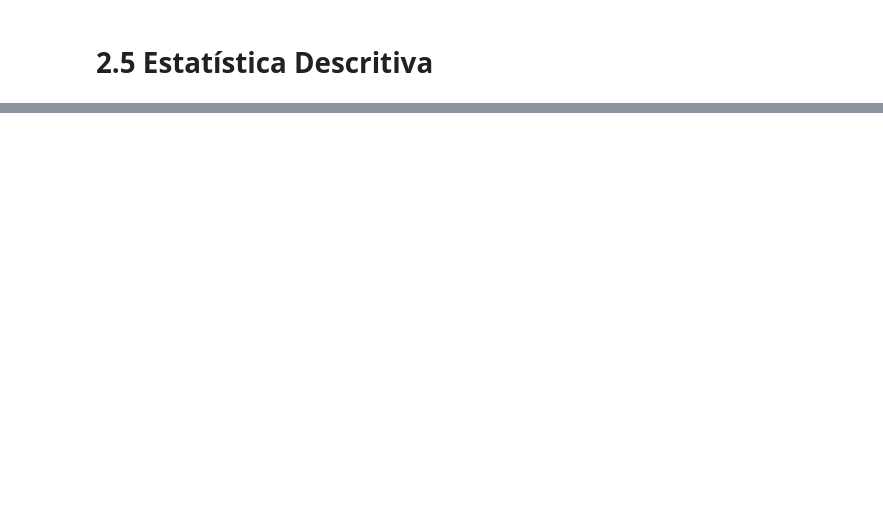
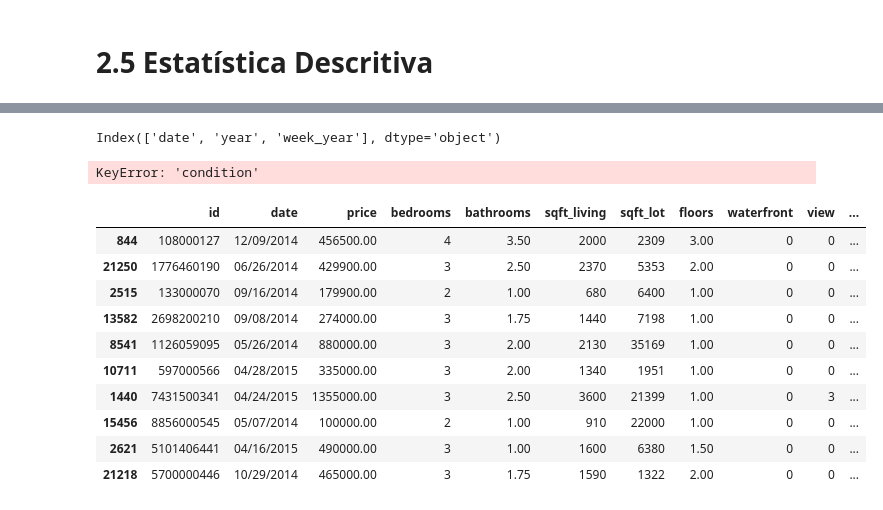
Before and after one commit to ThalisRuan/python_do_DS_ao_DEV-, a Jupyter notebook: notebook/Resolucao_Exercicio_05.ipynb, the cells around one changed output, grey strips where cells are left out. Drawn from its saved outputs; the diff is of its cells as text; code cells hidden in the pictures; blank space fills up the shorter version.

```diff
--- a/notebook/Resolucao_Exercicio_05.ipynb
+++ b/notebook/Resolucao_Exercicio_05.ipynb
@@ -210,0 +149,28 @@ num_metricas(num_atributos)
+# %%
+cat_atributos.columns
+# %% [output]
+Index(['date', 'year', 'week_year'], dtype='object')
+# %%
+# Condition house filters
+
+df['condition_type'] = 'NA'
+df['condition_type'] = df['condition'].apply(lambda x : 'bad' if x <= 2 else
+                                             'regular' if (x >=3) & (x <=4) else
+                                             'good'
+)
+# %% [output]
+KeyError: 'condition'
+# %%
+df.sample(10)
+# %% [output]
+|  | id | date | price | bedrooms | bathrooms | sqft_living | sqft_lot | floors | waterfront | view | ... |
+| 844 | 108000127 | 12/09/2014 | 456500.00 | 4 | 3.50 | 2000 | 2309 | 3.00 | 0 | 0 | ... |
+| 21250 | 1776460190 | 06/26/2014 | 429900.00 | 3 | 2.50 | 2370 | 5353 | 2.00 | 0 | 0 | ... |
+| 2515 | 133000070 | 09/16/2014 | 179900.00 | 2 | 1.00 | 680 | 6400 | 1.00 | 0 | 0 | ... |
+| 13582 | 2698200210 | 09/08/2014 | 274000.00 | 3 | 1.75 | 1440 | 7198 | 1.00 | 0 | 0 | ... |
+| 8541 | 1126059095 | 05/26/2014 | 880000.00 | 3 | 2.00 | 2130 | 35169 | 1.00 | 0 | 0 | ... |
+| 10711 | 597000566 | 04/28/2015 | 335000.00 | 3 | 2.00 | 1340 | 1951 | 1.00 | 0 | 0 | ... |
+| 1440 | 7431500341 | 04/24/2015 | 1355000.00 | 3 | 2.50 | 3600 | 21399 | 1.00 | 0 | 3 | ... |
+| 15456 | 8856000545 | 05/07/2014 | 100000.00 | 2 | 1.00 | 910 | 22000 | 1.00 | 0 | 0 | ... |
+| 2621 | 5101406441 | 04/16/2015 | 490000.00 | 3 | 1.00 | 1600 | 6380 | 1.50 | 0 | 0 | ... |
+| 21218 | 5700000446 | 10/29/2014 | 465000.00 | 3 | 1.75 | 1590 | 1322 | 2.00 | 0 | 0 | ... |
```
Also changed, not shown: parts of 22 cells of this notebook, 2 other files.
